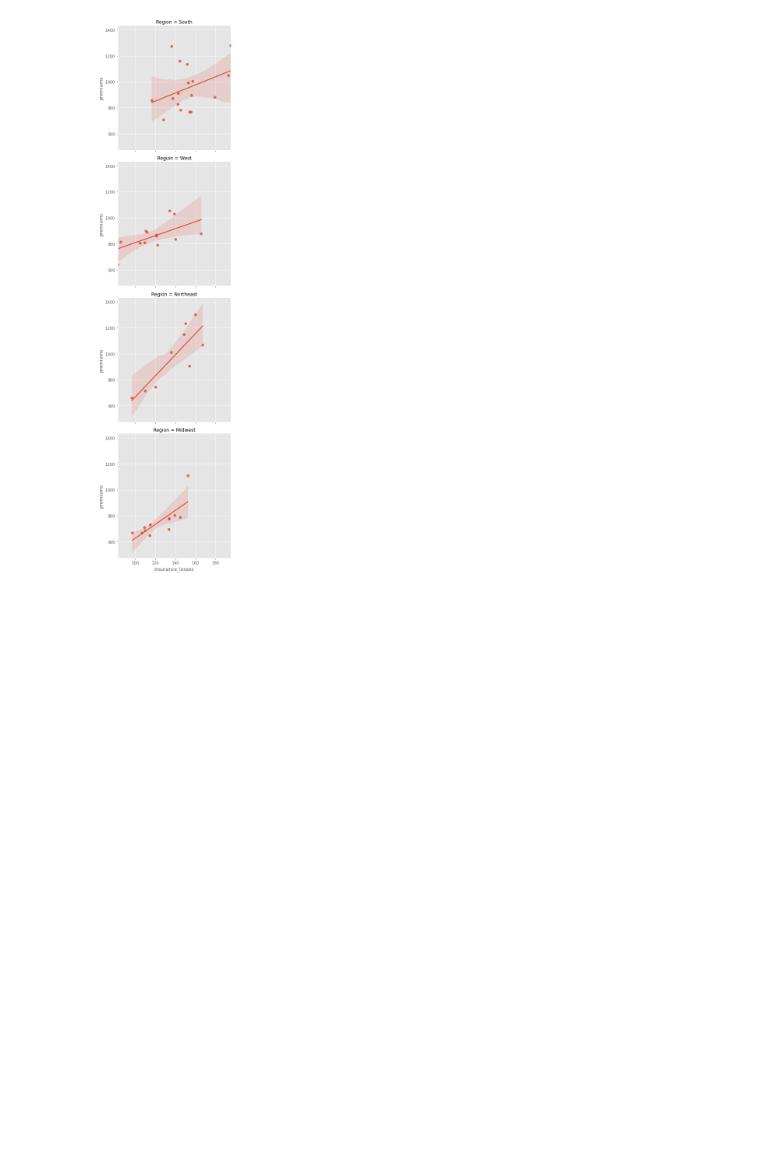
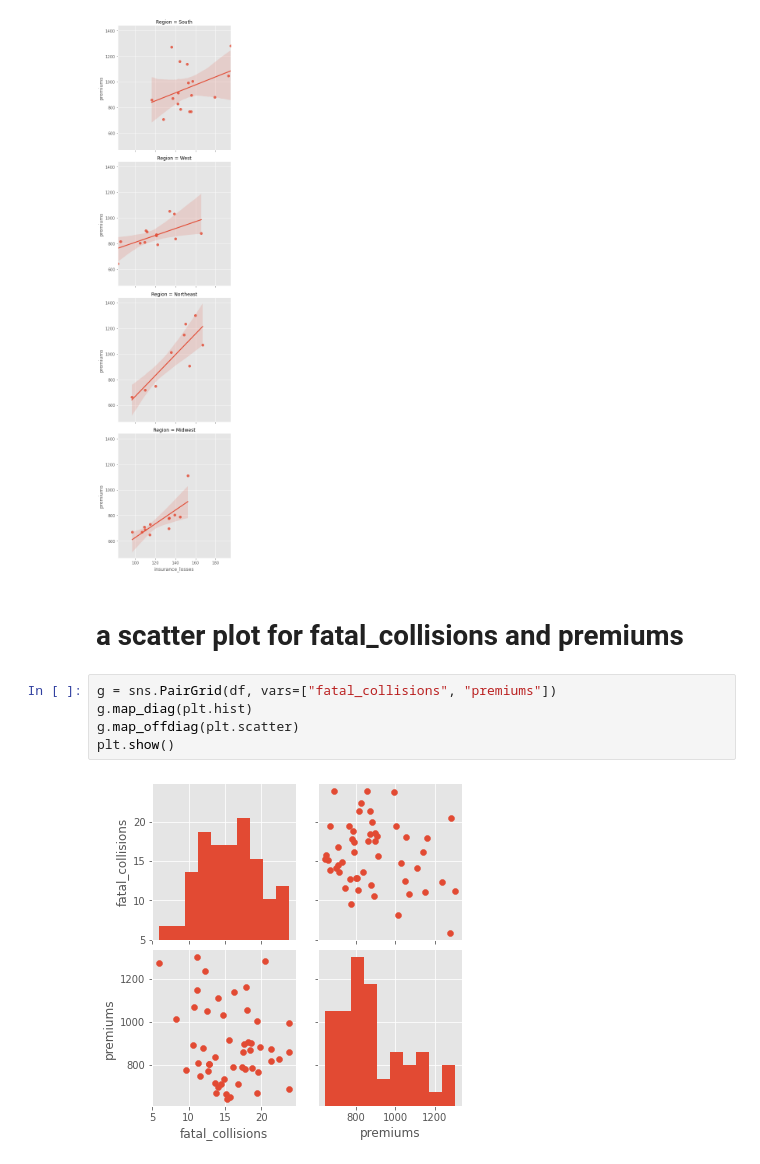
Before and after one commit to VictorOmondi1997/visualizing_us_worst_drivers, a Jupyter notebook: visualizing_us_worst_drivers.ipynb, the cells around one changed output. Drawn from its saved outputs; the diff is of its cells as text; blank space fills up the shorter version.

```diff
--- a/visualizing_us_worst_drivers.ipynb
+++ b/visualizing_us_worst_drivers.ipynb
@@ -47,3 +47,12 @@ sns.lmplot(data=df, x='insurance_losses', y='premiums', row='Region')
 plt.show()
 # %% [output]
 [figure]
+# %% [markdown]
+# a scatter plot for fatal_collisions and premiums
+# %%
+g = sns.PairGrid(df, vars=["fatal_collisions", "premiums"])
+g.map_diag(plt.hist)
+g.map_offdiag(plt.scatter)
+plt.show()
+# %% [output]
+[figure, added]
```
Also changed, not shown: parts of 4 cells of this notebook.
